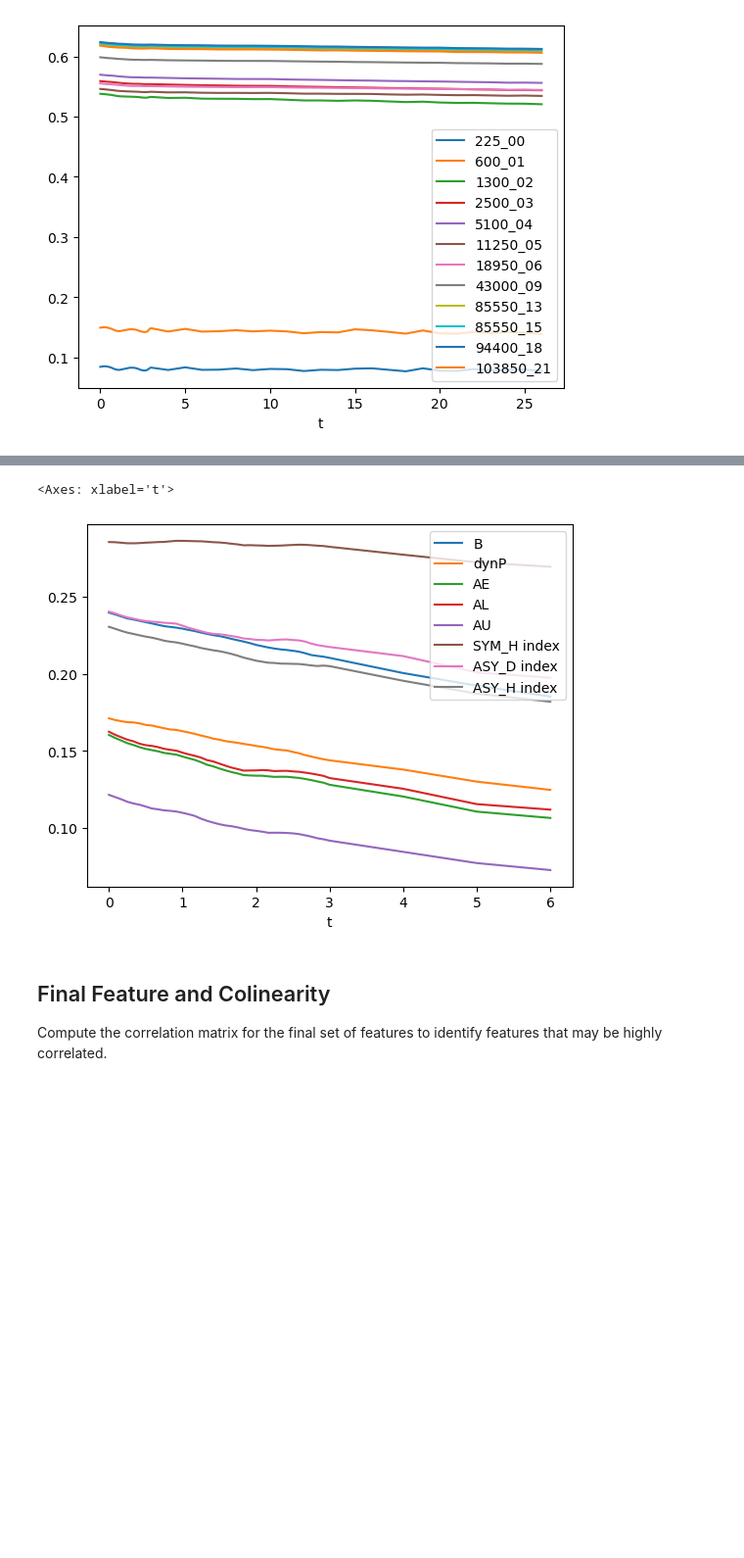
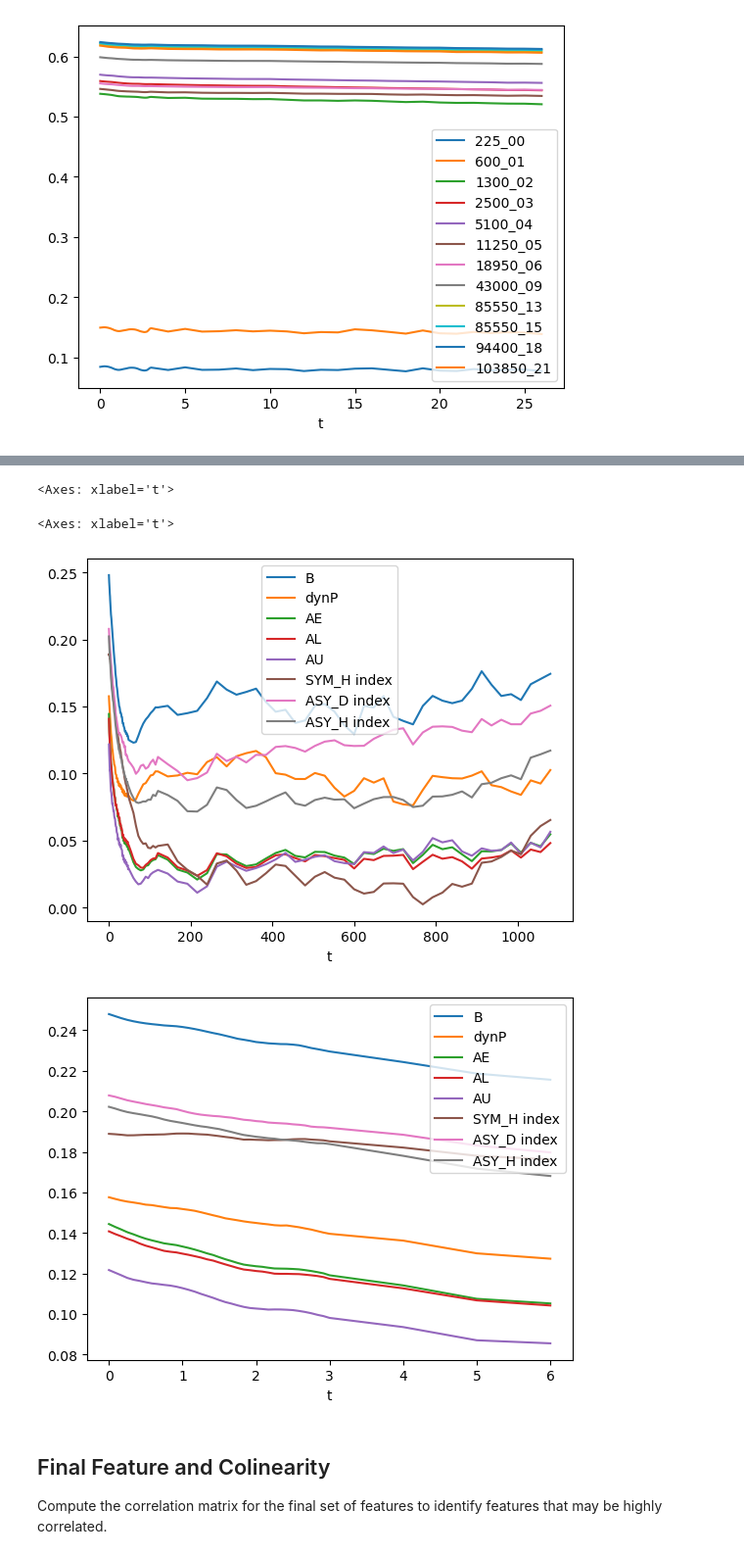
Before and after one commit to kylermurphy/SatDrag, a Jupyter notebook: Notebooks/Coor_database_v3.ipynb, the cells around one changed output, grey strips where cells are left out. Shown at 98% size. Cells and saved outputs as stored; diff of their text form; code cells hidden in the pictures; blank space fills up the shorter version.

```diff
--- a/Notebooks/Coor_database_v3.ipynb
+++ b/Notebooks/Coor_database_v3.ipynb
@@ -289,8 +289,8 @@ so_p[0:60].abs().plot(x='t',y=fism_final)
 [figure]
 [figure]
 # %%
-df_dens = df[st_t][[t_col,dens_col]].copy()
-df_om = df[st_t][omni_columns].copy().drop(axis=1,columns=dens_col)
+df_dens = df[[t_col,dens_col]].copy()
+df_om = df[omni_columns].copy().drop(axis=1,columns=dens_col)
 
 om_dt = pd.DataFrame()
 tol = pd.Timedelta('2.5 minute')
@@ -344,11 +344,14 @@ plt.show()
 # %%
 om_p = om_dt.transpose()
 om_p['t'] = t_lag/60
 
+om_p.abs().plot(x='t',y=omni_final)
 om_p[0:40].abs().plot(x='t',y=omni_final)
 # %% [output]
 <Axes: xlabel='t'>
+<Axes: xlabel='t'>
-[figure, old version]
+[figure, new version]
+[figure, added]
 # %% [markdown]
 ## Final Feature and Colinearity
 
```
Also changed, not shown: parts of 1 cell of this notebook, 12 other files.
